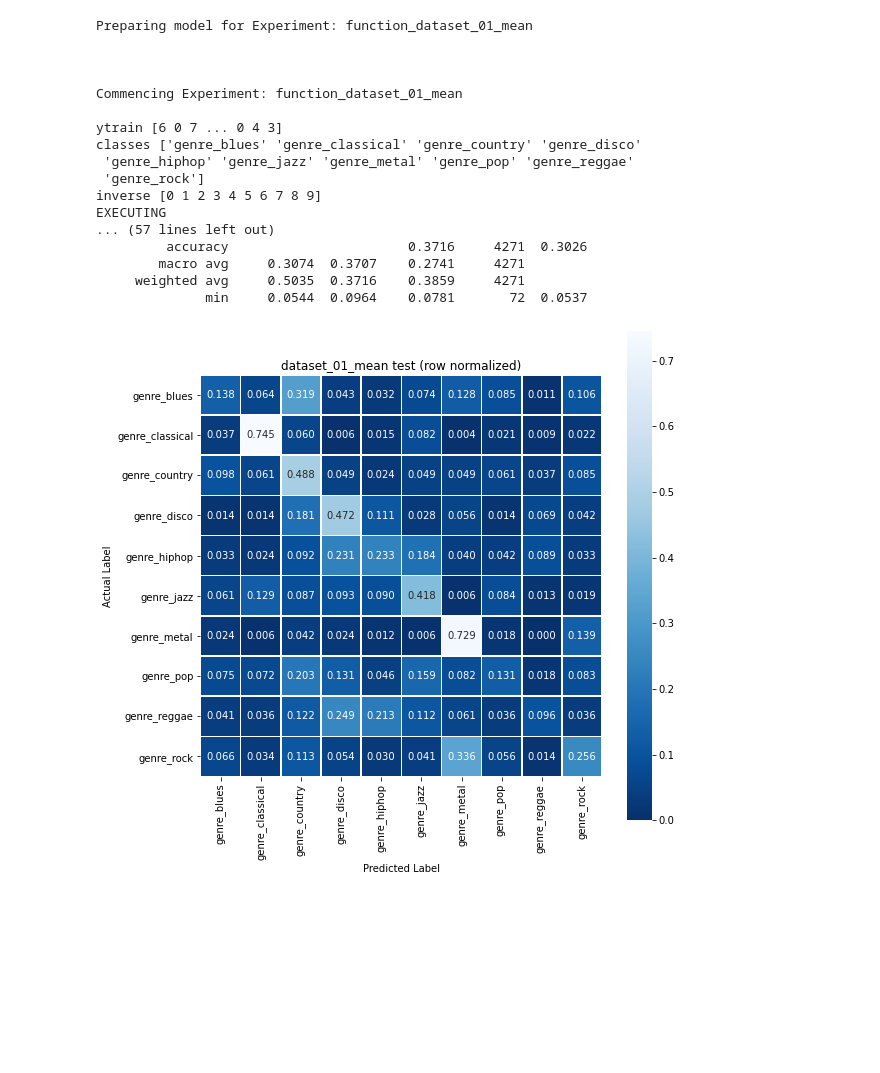
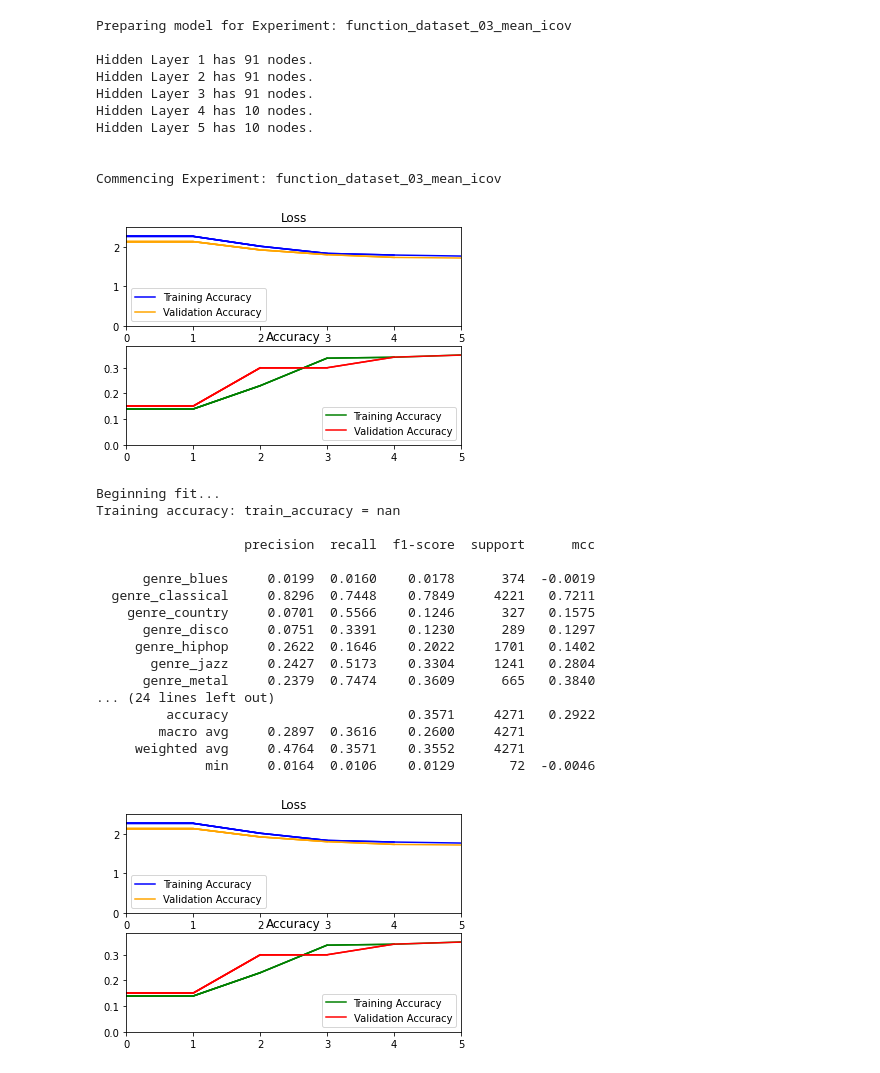
Before and after one commit to RERobbins/mids_w207_music_genre, a Jupyter notebook: member_workspaces/danny/neural_net.ipynb, the cells around one changed output. Cells and saved outputs as stored; diff of their text form; code cells hidden in the pictures; blank space fills up the shorter version.

Commit message:
graph loss and accuracy in realtime on neural net

```diff
--- a/member_workspaces/danny/neural_net.ipynb
+++ b/member_workspaces/danny/neural_net.ipynb
@@ -13,67 +19,93 @@ from helpers.assess import resolve_sample_weight
 # %%
 dataset_folder = "../../datasets/"
 # datasets = sorted([name for name in glob.glob(dataset_folder + "dataset_*.pickle")])
-datasets = [f'{dataset_folder}dataset_01_mean.pickle']
+datasets = [f'{dataset_folder}dataset_03_mean_icov.pickle']
 
-learning_rate = 0.01
-batch_size = 10
-epochs = 10
-hidden_layers = 3 # should be 0 for baseline model
+learning_rate = 0.005
+batch_size = 5
+epochs = 6
+hidden_layers = 5 # should be 0 for baseline model
 hidden_size = 10
 
 def nn_model_factory(X_train,y_train,le):
+    feature_count=np.shape(X_train)[1]
+    classes_count=len(le.classes_)
     model = tf.keras.Sequential()
-    for _ in range(hidden_layers):
+    for i in range(hidden_layers):
+        neuron_count=hidden_size
+        if i<3:
+            neuron_count=math.floor(feature_count/2)
+        #elif i==hidden_layers-1:
+        #    neuron_count=classes_count
+        # neuron_count=feature_count-math.floor(i*(feature_count-2*classes_count)/hidden_layers)
+        print(f'Hidden Layer {i+1} has {neuron_count} nodes.')
         model.add(tf.keras.layers.Dense(
-            units=hidden_size,
-            activation='tanh'
+            units=neuron_count,
+            activation='relu'
         ))
     model.add(tf.keras.layers.Dense(
-        units=len(le.classes_),
+        units=classes_count,
         activation='softmax'
     ))
     optimizer = tf.keras.optimizers.SGD(learning_rate=learning_rate)
     model.compile(
         loss='sparse_categorical_crossentropy',
         optimizer=optimizer,
         metrics=['accuracy']
     )
     return model
 
 def nn_fit_call_fn(model,X_train,y_train,class_weight):
+    X_train, X_test, y_train, y_test = make_train_test_split(
+        X_train, y_train, test_size=0.3, random_state=10, stratify=y_train
+    )
     model.fit(
         X_train,
         y_train,
         batch_size=batch_size,
         epochs=epochs,
         class_weight=class_weight,
-        verbose=1
+        validation_data=(X_test,y_test),
+        verbose=0,
+        callbacks=[KerasGraphCallback()],
+        validation_freq=1
    )
 
 for dataset in datasets:
 
     experiment(
         nn_model_factory,
         dataset,
         model_fit_call_fn=nn_fit_call_fn,
         postprocess_y_pred_fn=lambda y: np.argmax(y, axis=-1)
     )
 # %% [output]
-Preparing model for Experiment: function_dataset_01_mean
+Preparing model for Experiment: function_dataset_03_mean_icov
+
+Hidden Layer 1 has 91 nodes.
+Hidden Layer 2 has 91 nodes.
+Hidden Layer 3 has 91 nodes.
+Hidden Layer 4 has 10 nodes.
+Hidden Layer 5 has 10 nodes.
 
 
-
-Commencing Experiment: function_dataset_01_mean
-
-ytrain [6 0 7 ... 0 4 3]
-classes ['genre_blues' 'genre_classical' 'genre_country' 'genre_disco'
- 'genre_hiphop' 'genre_jazz' 'genre_metal' 'genre_pop' 'genre_reggae'
- 'genre_rock']
-inverse [0 1 2 3 4 5 6 7 8 9]
-EXECUTING
-... (57 lines left out)
-         accuracy                       0.3716     4271  0.3026
-        macro avg     0.3074  0.3707    0.2741     4271
-     weighted avg     0.5035  0.3716    0.3859     4271
-              min     0.0544  0.0964    0.0781       72  0.0537
+Commencing Experiment: function_dataset_03_mean_icov
-[figure, old version]
+[figure, new version]
+Beginning fit...
+Training accuracy: train_accuracy = nan
+
+                   precision  recall  f1-score  support      mcc
+
+      genre_blues     0.0199  0.0160    0.0178      374  -0.0019
+  genre_classical     0.8296  0.7448    0.7849     4221   0.7211
+    genre_country     0.0701  0.5566    0.1246      327   0.1575
+      genre_disco     0.0751  0.3391    0.1230      289   0.1297
+     genre_hiphop     0.2622  0.1646    0.2022     1701   0.1402
+       genre_jazz     0.2427  0.5173    0.3304     1241   0.2804
+      genre_metal     0.2379  0.7474    0.3609      665   0.3840
+... (24 lines left out)
+         accuracy                       0.3571     4271   0.2922
+        macro avg     0.2897  0.3616    0.2600     4271
+     weighted avg     0.4764  0.3571    0.3552     4271
+              min     0.0164  0.0106    0.0129       72  -0.0046
+[figure, added]
```
Also changed, not shown: parts of 2 cells of this notebook, 1 other file.
